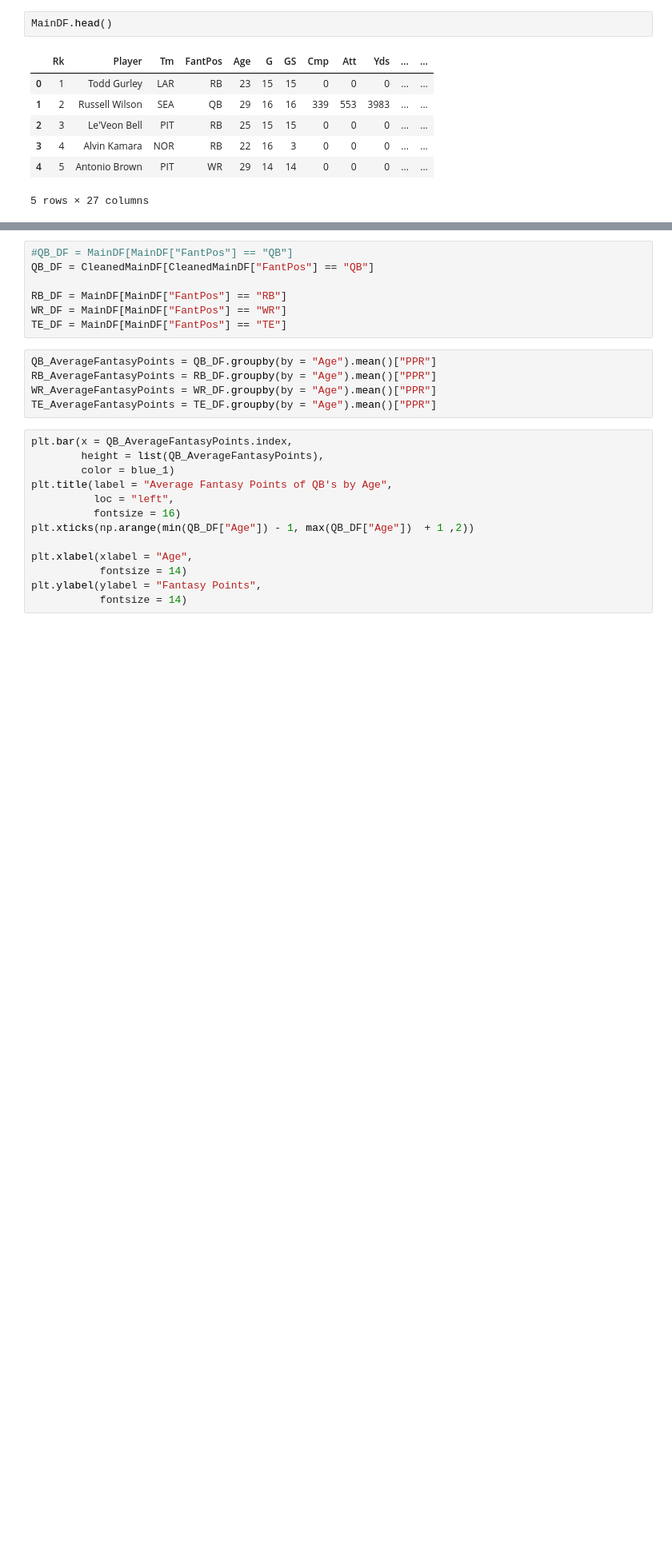
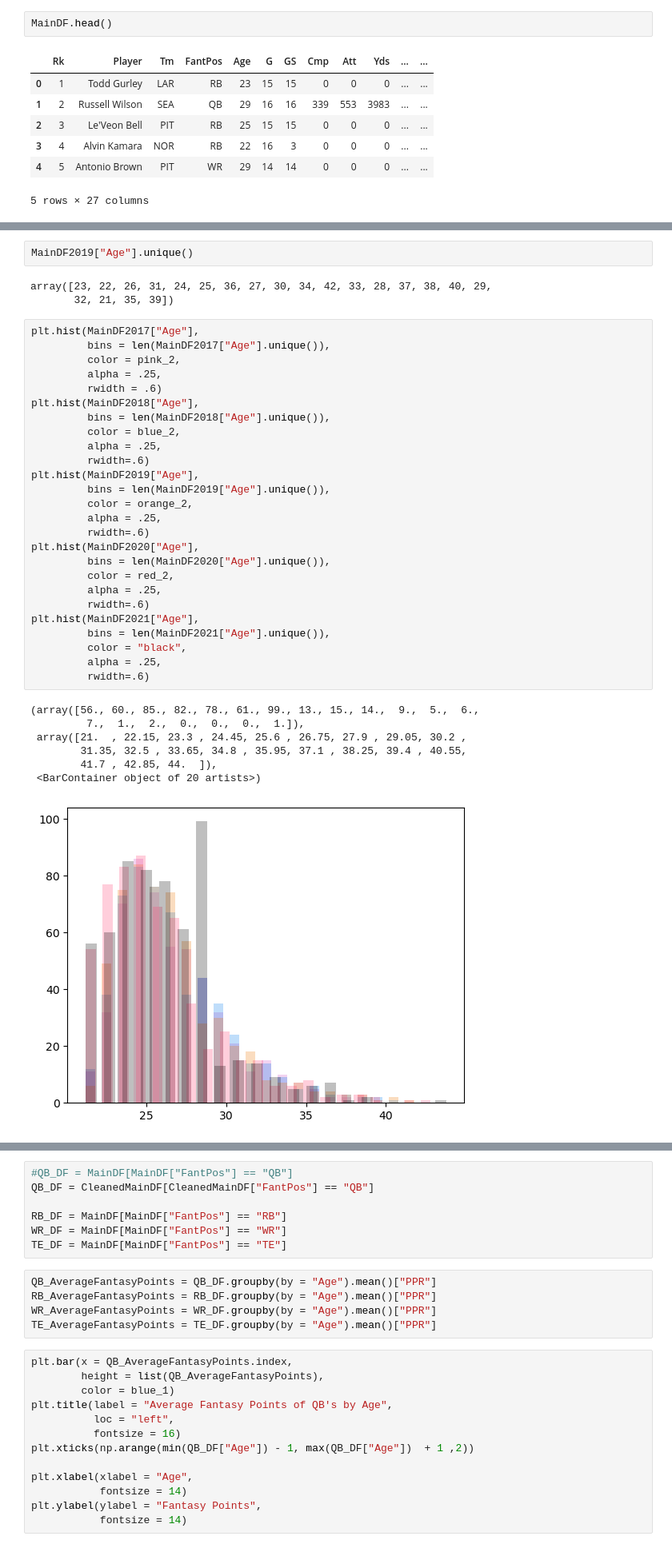
Before and after one commit to ShawnS33/fire_fantasy_project, a Jupyter notebook: fantasy_football_angel.ipynb, the cells around one changed output, grey strips where cells are left out. Shown at 80% size. Saved outputs shown, nothing was run; the diff lists cells and outputs as text; blank space fills up the shorter version.

```diff
--- a/fantasy_football_angel.ipynb
+++ b/fantasy_football_angel.ipynb
@@ -330,0 +344,39 @@ MainDF.head()
+# %%
+MainDF2019["Age"].unique()
+# %% [output]
+array([23, 22, 26, 31, 24, 25, 36, 27, 30, 34, 42, 33, 28, 37, 38, 40, 29,
+       32, 21, 35, 39])
+# %%
+plt.hist(MainDF2017["Age"],
+         bins = len(MainDF2017["Age"].unique()),
+         color = pink_2,
+         alpha = .25,
+         rwidth = .6)
+plt.hist(MainDF2018["Age"],
+         bins = len(MainDF2018["Age"].unique()),
+         color = blue_2,
+         alpha = .25,
+         rwidth=.6)
+plt.hist(MainDF2019["Age"],
+         bins = len(MainDF2019["Age"].unique()),
+         color = orange_2,
+         alpha = .25,
+         rwidth=.6)
+plt.hist(MainDF2020["Age"],
+         bins = len(MainDF2020["Age"].unique()),
+         color = red_2,
+         alpha = .25,
+         rwidth=.6)
+plt.hist(MainDF2021["Age"],
+         bins = len(MainDF2021["Age"].unique()),
+         color = "black",
+         alpha = .25,
+         rwidth=.6)
+# %% [output]
+(array([56., 60., 85., 82., 78., 61., 99., 13., 15., 14.,  9.,  5.,  6.,
+         7.,  1.,  2.,  0.,  0.,  0.,  1.]),
+ array([21.  , 22.15, 23.3 , 24.45, 25.6 , 26.75, 27.9 , 29.05, 30.2 ,
+        31.35, 32.5 , 33.65, 34.8 , 35.95, 37.1 , 38.25, 39.4 , 40.55,
+        41.7 , 42.85, 44.  ]),
+ <BarContainer object of 20 artists>)
+[figure, added]
```
Also changed, not shown: parts of 14 cells of this notebook.
